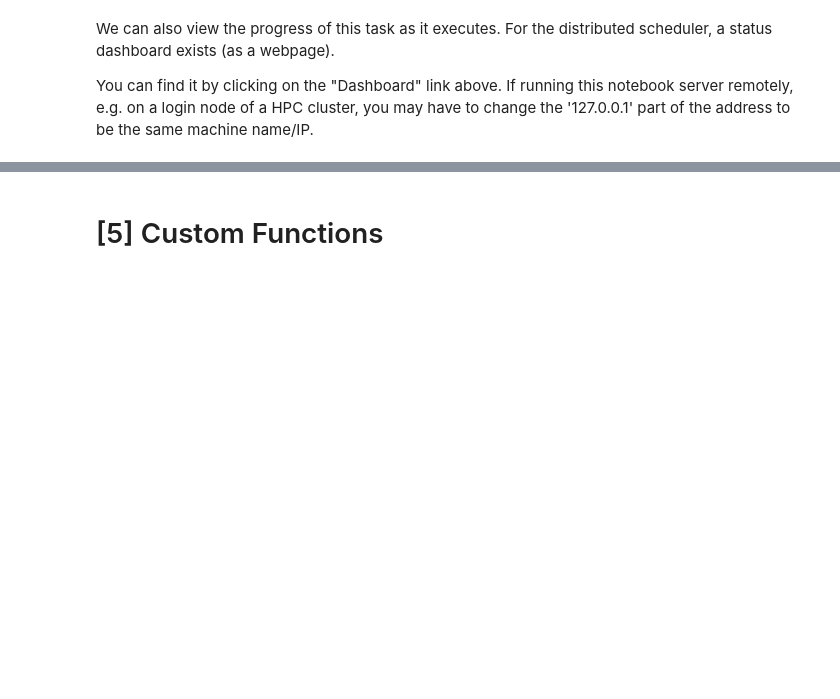
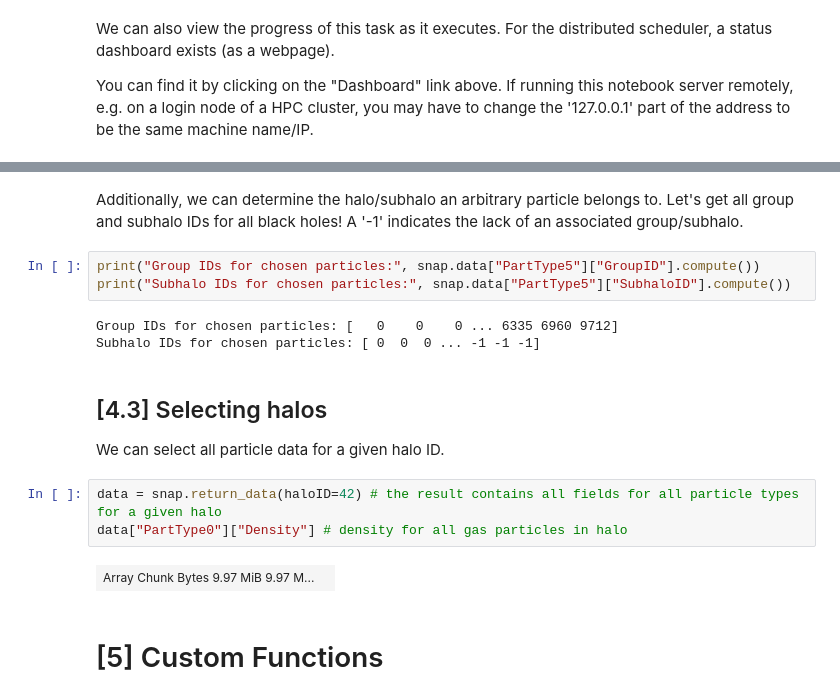
Before and after one commit to cbyrohl/scida, a Jupyter notebook: examples/GettingStarted.ipynb, the cells around one changed output, grey strips where cells are left out. Saved outputs shown, nothing was run; the diff lists cells and outputs as text; blank space fills up the shorter version.

Commit message:
add halo selection via selection decorator factory

```diff
--- a/examples/GettingStarted.ipynb
+++ b/examples/GettingStarted.ipynb
@@ -266,3 +258,19 @@ Subhalo IDs for chosen particles: [ 0  0  0 ... -1 -1 -1]
+# %% [markdown]
+Additionally, we can determine the halo/subhalo an arbitrary particle belongs to. Let's get all group and subhalo IDs for all black holes! A '-1' indicates the lack of an associated group/subhalo.
+# %%
+print("Group IDs for chosen particles:", snap.data["PartType5"]["GroupID"].compute())
+print("Subhalo IDs for chosen particles:", snap.data["PartType5"]["SubhaloID"].compute())
+# %% [output]
+Group IDs for chosen particles: [   0    0    0 ... 6335 6960 9712]
+Subhalo IDs for chosen particles: [ 0  0  0 ... -1 -1 -1]
+# %% [markdown]
+## [4.3] Selecting halos
+We can select all particle data for a given halo ID.
+# %%
+data = snap.return_data(haloID=42) # the result contains all fields for all particle types for a given halo
+data["PartType0"]["Density"] # density for all gas particles in halo
+# %% [output]
+| Array Chunk Bytes 9.97 MiB 9.97 M... |  |
 # %% [markdown]
 # [5] Custom Functions
 # %% [markdown]
```
Also changed, not shown: parts of 16 cells of this notebook, 2 other files.
